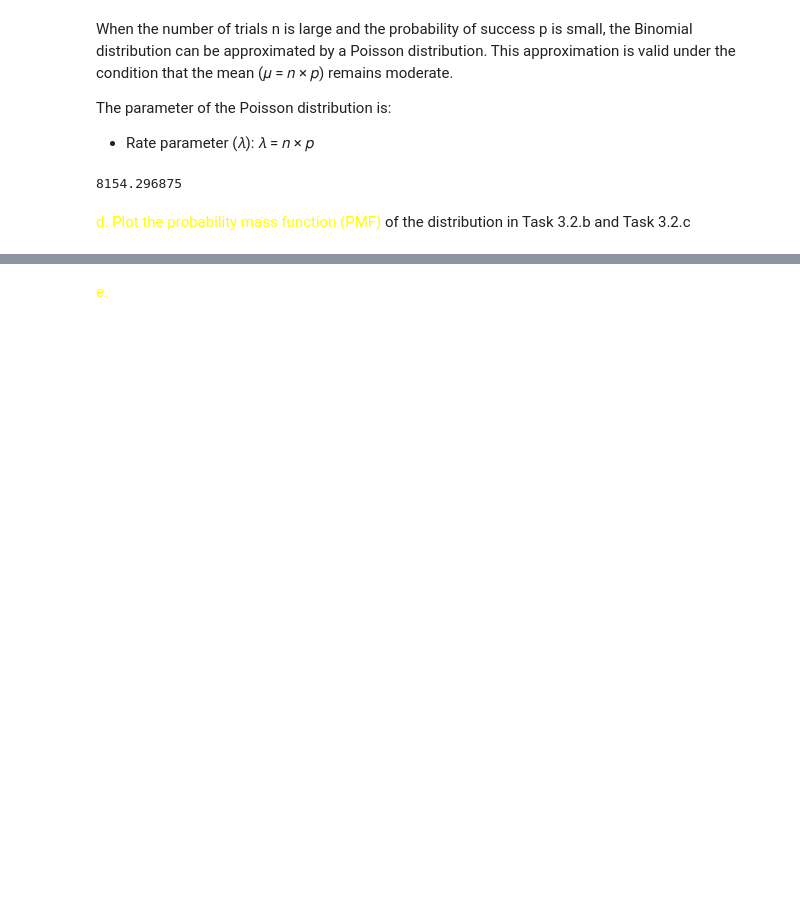
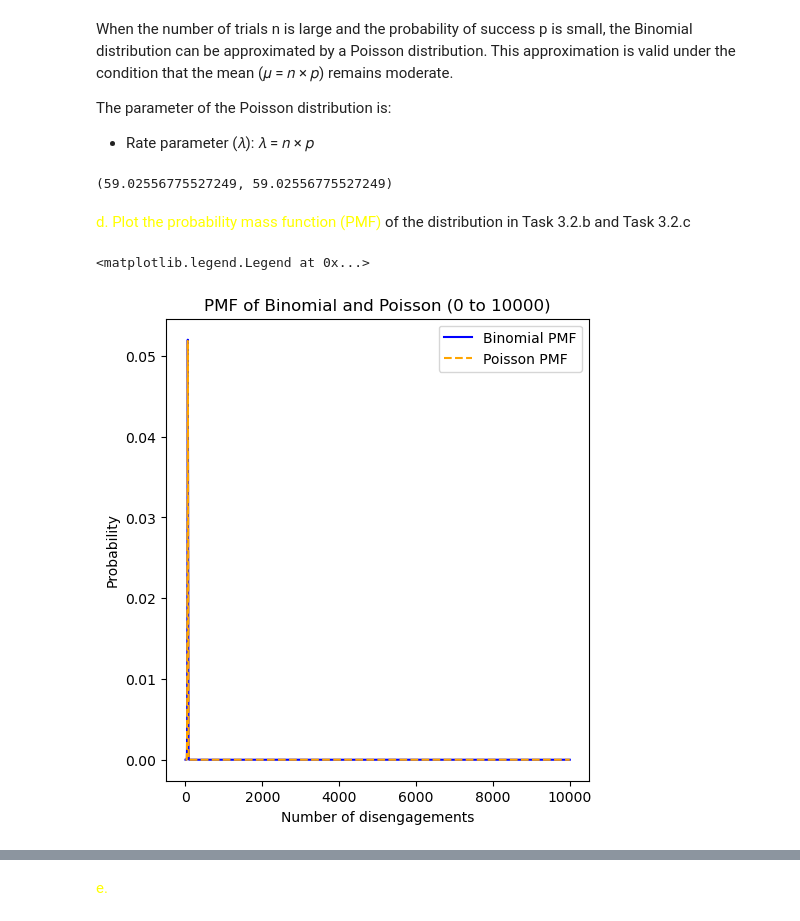
Before and after one commit to CCHST/Mini-Project-1-Safety-Analysis-of-Autonomous-Vehicles, a Jupyter notebook: task3_weber.ipynb, the cells around one changed output, grey strips where cells are left out. Saved outputs shown, nothing was run; the diff lists cells and outputs as text; code cells hidden in the pictures; blank space fills up the shorter version.

```diff
--- a/task3_weber.ipynb
+++ b/task3_weber.ipynb
@@ -143,0 +166,8 @@ rate_lambda, mean_exponential
+# %%
+# Given probability of disengagement per mile on a cloudy day
+p = prob_cloudy_day_disengagement_per_mile
+
+mean_miles = 1 / p # Mean (expected number of miles until the next disengagement)
+variance_miles = (1 - p) / (p ** 2) # Variance (variance of number of miles until the next disengagement)
+
+mean_miles, variance_miles
@@ -170,0 +178,9 @@ This means, on average, there are around 8154 disengagements in 10,000 miles, wi
+# %%
+# Number of miles (trials)
+n = 10000
+
+# Mean and variance of binomial distribution
+mean_disengagements_binomial = n * p
+variance_disengagements_binomial = n * p * (1 - p)
+
+mean_disengagements_binomial, variance_disengagements_binomial
@@ -175,12 +193,13 @@ When the number of trials n is large and the probability of success p is small,
 
 The parameter of the Poisson distribution is:
 - Rate parameter (𝜆): 𝜆 = 𝑛 × 𝑝
-# %%
-# Rate parameter (lambda) for the Poisson distribution
-lambda_poisson = mean_binomial
-lambda_poisson
-# %% [output]
-8154.296875
+# %%
+# Poisson distribution parameter (lambda)
+lambda_poisson = mean_disengagements_binomial  # n * p is the mean for both binomial and Poisson approximations
+
+lambda_poisson, lambda_poisson  # Mean and variance are equal in Poisson distribution
+# %% [output]
+(59.02556775527249, 59.02556775527249)
 # %% [markdown]
 <font color=yellow>d. Plot the probability mass function (PMF) </font>of the distribution in Task 3.2.b and
 Task 3.2.c
@@ -199 +206,27 @@ pmf_poisson_2 = stats.poisson.pmf(x_range_2, lambda_poisson)
+# %%
+# Range for the x-axis
+x_10000 = np.arange(0, 10001)
+x_100 = np.arange(0, 101)
+
+# PMF for the binomial distribution (Task 3.2.b)
+binom_pmf_10000 = binom.pmf(x_10000, n, p)
+binom_pmf_100 = binom.pmf(x_100, n, p)
+
+# PMF for the Poisson distribution (Task 3.2.c, lambda ~ 59.03)
+poisson_pmf_10000 = poisson.pmf(x_10000, lambda_poisson)
+poisson_pmf_100 = poisson.pmf(x_100, lambda_poisson)
+
+plt.figure(figsize=(12, 6))
+
+# Binomial PMF for range 0 to 10000
+plt.subplot(1, 2, 1)
+plt.plot(x_10000, binom_pmf_10000, label="Binomial PMF", color="blue")
+plt.plot(x_10000, poisson_pmf_10000, label="Poisson PMF", color="orange", linestyle="dashed")
+plt.title("PMF of Binomial and Poisson (0 to 10000)")
+plt.xlabel("Number of disengagements")
+plt.ylabel("Probability")
+plt.legend()
+# %% [output]
+<matplotlib.legend.Legend at 0x...>
+[figure, added]
 # %%
```
Also changed, not shown: parts of 41 cells of this notebook.
